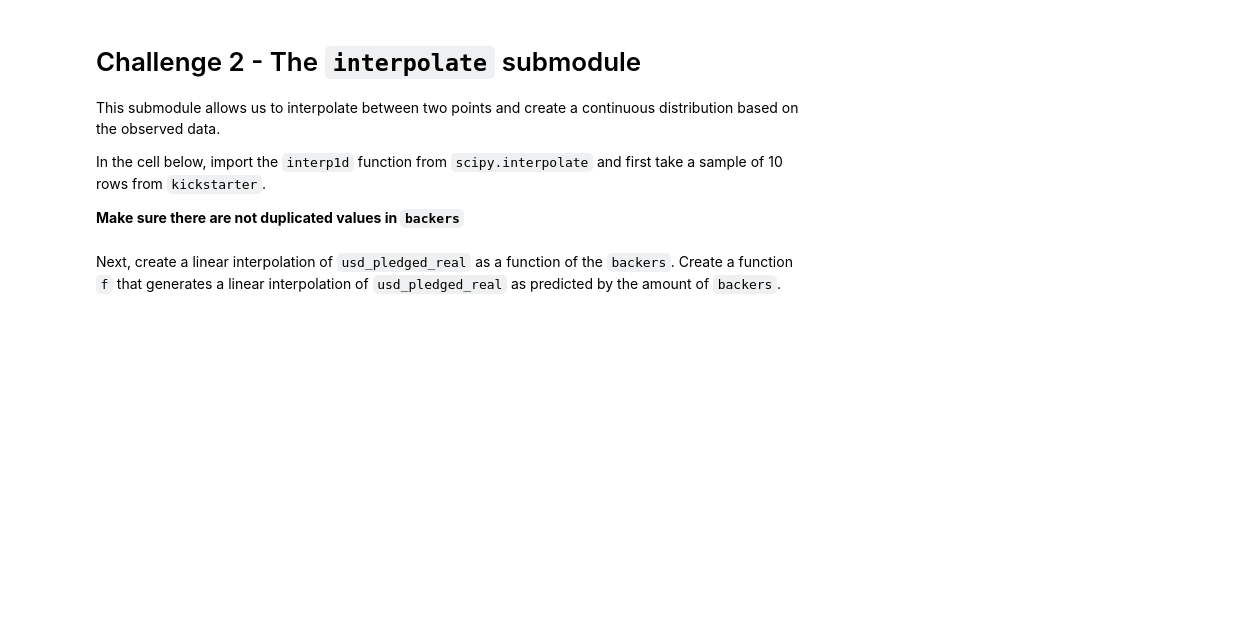
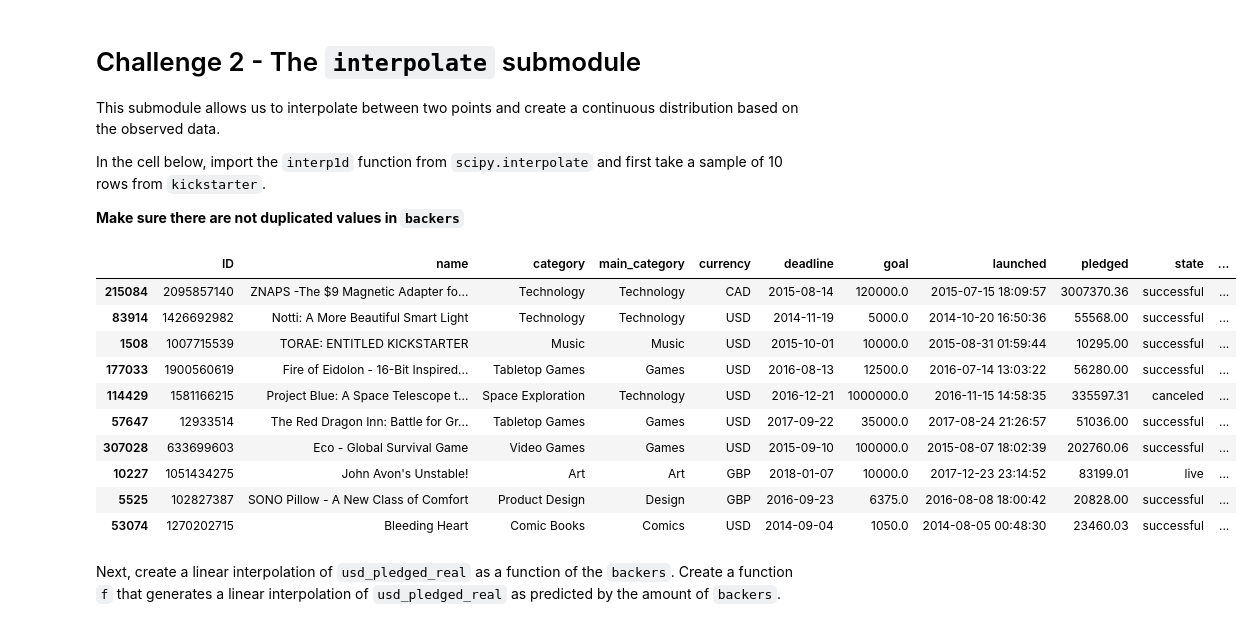
Before and after one commit to ta-data-pt-rmt/lab-intro-scipy, a Jupyter notebook: your-code/main.ipynb, the cells around one changed output. Drawn from its saved outputs; the diff is of its cells as text; code cells hidden in the pictures; blank space fills up the shorter version.

```diff
--- a/your-code/main.ipynb
+++ b/your-code/main.ipynb
@@ -39,0 +64,3 @@ Let's perform Fisher's exact test on our KickStarter data. We intend to test the
+# %%
+# Your code here:
+kick_starter["goal_met"] = np.where(kick_starter["usd_pledged_real"]>kick_starter["usd_goal_real"], 1, 0)
@@ -41,3 +77,4 @@ Let's perform Fisher's exact test on our KickStarter data. We intend to test the
 Next, create a column that checks whether the currency of the project is in US Dollars. Create a column called `usd` using the `np.where` function where if the currency is US Dollars, assign a value of 1 to the row and 0 otherwise.
 # %%
 # Your code here:
+kick_starter["usd"] = np.where(kick_starter["currency"]=='USD', 1, 0)
@@ -60,3 +109,25 @@ In the cell below, import the `interp1d` function from `scipy.interpolate` and f
+# %%
+# Your code here:
+from scipy import interpolate
+from scipy.interpolate import interp1d
+
+df2 = kick_starter.drop_duplicates(subset=["backers"])
+# %%
+s = df2.sample(10)
+# %%
+s
+# %% [output]
+|  | ID | name | category | main_category | currency | deadline | goal | launched | pledged | state | ... |
+| 215084 | 2095857140 | ZNAPS -The $9 Magnetic Adapter fo... | Technology | Technology | CAD | 2015-08-14 | 120000.0 | 2015-07-15 18:09:57 | 3007370.36 | successful | ... |
+| 83914 | 1426692982 | Notti: A More Beautiful Smart Light | Technology | Technology | USD | 2014-11-19 | 5000.0 | 2014-10-20 16:50:36 | 55568.00 | successful | ... |
+| 1508 | 1007715539 | TORAE: ENTITLED KICKSTARTER | Music | Music | USD | 2015-10-01 | 10000.0 | 2015-08-31 01:59:44 | 10295.00 | successful | ... |
+| 177033 | 1900560619 | Fire of Eidolon - 16-Bit Inspired... | Tabletop Games | Games | USD | 2016-08-13 | 12500.0 | 2016-07-14 13:03:22 | 56280.00 | successful | ... |
+| 114429 | 1581166215 | Project Blue: A Space Telescope t... | Space Exploration | Technology | USD | 2016-12-21 | 1000000.0 | 2016-11-15 14:58:35 | 335597.31 | canceled | ... |
+| 57647 | 12933514 | The Red Dragon Inn: Battle for Gr... | Tabletop Games | Games | USD | 2017-09-22 | 35000.0 | 2017-08-24 21:26:57 | 51036.00 | successful | ... |
+| 307028 | 633699603 | Eco - Global Survival Game | Video Games | Games | USD | 2015-09-10 | 100000.0 | 2015-08-07 18:02:39 | 202760.06 | successful | ... |
+| 10227 | 1051434275 | John Avon's Unstable! | Art | Art | GBP | 2018-01-07 | 10000.0 | 2017-12-23 23:14:52 | 83199.01 | live | ... |
+| 5525 | 102827387 | SONO Pillow - A New Class of Comfort | Product Design | Design | GBP | 2016-09-23 | 6375.0 | 2016-08-08 18:00:42 | 20828.00 | successful | ... |
+| 53074 | 1270202715 | Bleeding Heart | Comic Books | Comics | USD | 2014-09-04 | 1050.0 | 2014-08-05 00:48:30 | 23460.03 | successful | ... |
 # %% [markdown]
 Next, create a linear interpolation of `usd_pledged_real` as a function of the `backers`. Create a function `f` that generates a linear interpolation of `usd_pledged_real` as predicted by the amount of `backers`.
 # %%
```
Also changed, not shown: parts of 15 cells of this notebook, 2 other files.
